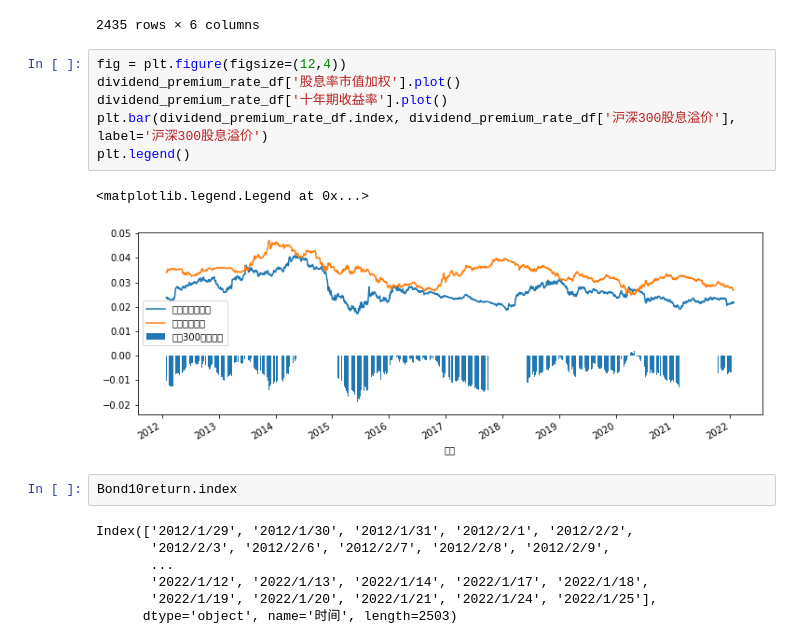
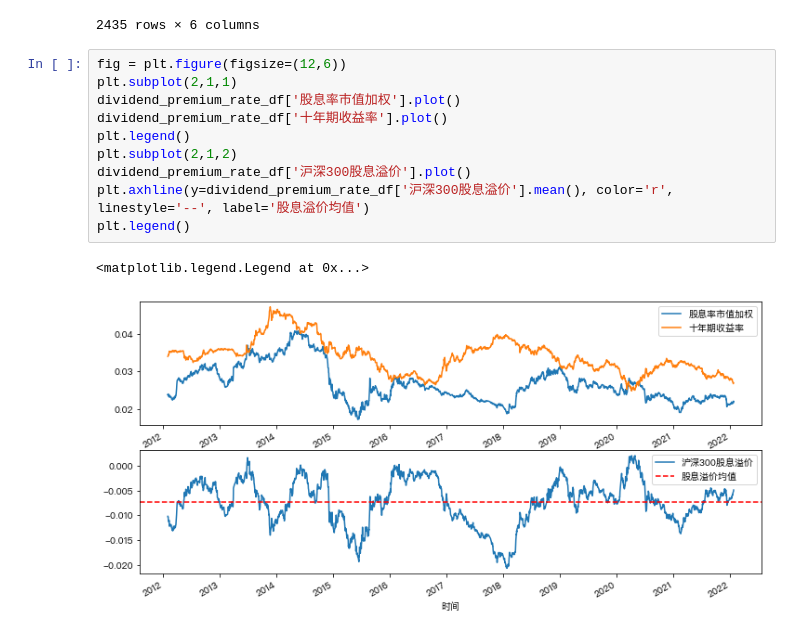
Before and after one commit to Seaaann/MyQuantReserch, a Jupyter notebook: Funds/Marco Research/MacroResearch.ipynb, the cells around one changed output. Saved outputs shown, nothing was run; the diff lists cells and outputs as text.

```diff
--- a/Funds/Marco Research/MacroResearch.ipynb
+++ b/Funds/Marco Research/MacroResearch.ipynb
@@ -37,20 +39,15 @@ dividend_premium_rate_df
 | 2022-01-26 | 0.0220 | NaN | NaN | NaN | NaN | NaN |
 2435 rows × 6 columns
 # %%
-fig = plt.figure(figsize=(12,4))
+fig = plt.figure(figsize=(12,6))
+plt.subplot(2,1,1)
 dividend_premium_rate_df['股息率市值加权'].plot()
 dividend_premium_rate_df['十年期收益率'].plot()
-plt.bar(dividend_premium_rate_df.index, dividend_premium_rate_df['沪深300股息溢价'], label='沪深300股息溢价')
 plt.legend()
+plt.subplot(2,1,2)
+dividend_premium_rate_df['沪深300股息溢价'].plot()
+plt.axhline(y=dividend_premium_rate_df['沪深300股息溢价'].mean(), color='r', linestyle='--', label='股息溢价均值')
+plt.legend()
 # %% [output]
 <matplotlib.legend.Legend at 0x...>
-[figure, old version]
+[figure, new version]
-# %%
-Bond10return.index
-# %% [output]
-Index(['2012/1/29', '2012/1/30', '2012/1/31', '2012/2/1', '2012/2/2',
-       '2012/2/3', '2012/2/6', '2012/2/7', '2012/2/8', '2012/2/9',
-       ...
-       '2022/1/12', '2022/1/13', '2022/1/14', '2022/1/17', '2022/1/18',
-       '2022/1/19', '2022/1/20', '2022/1/21', '2022/1/24', '2022/1/25'],
-      dtype='object', name='时间', length=2503)
```
Also changed, not shown: parts of 8 cells of this notebook, 1 other file.
